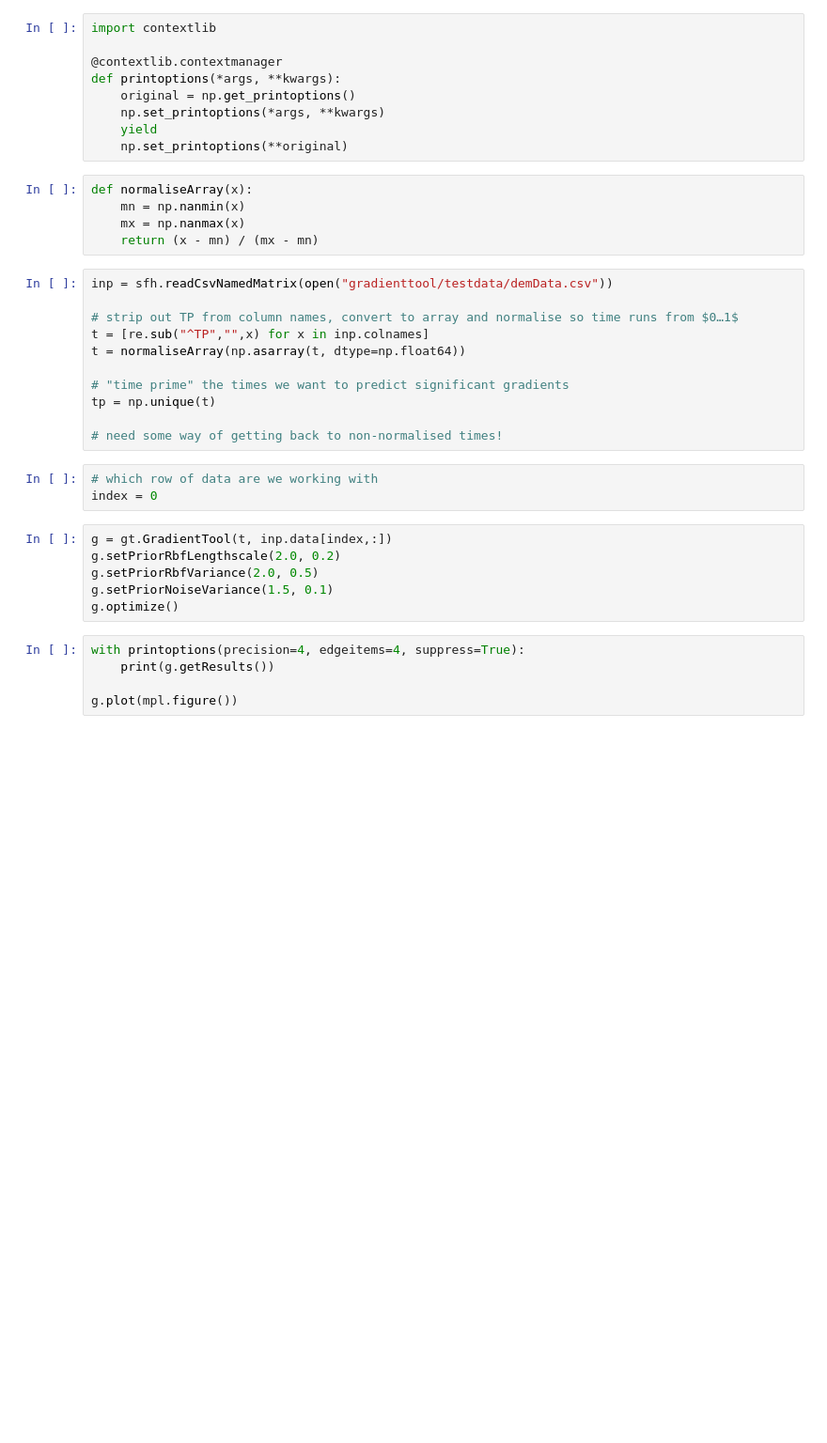
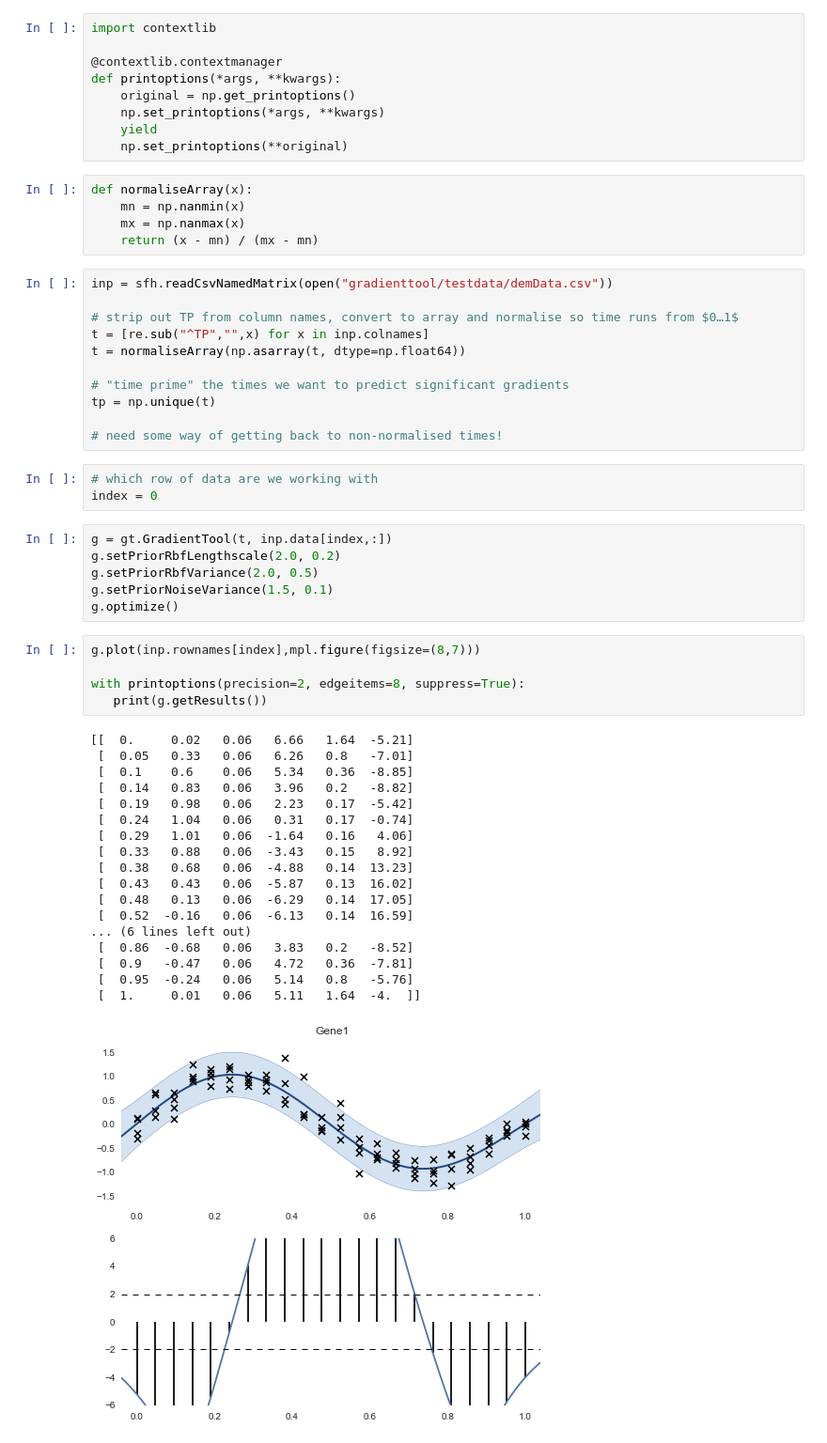
Before and after one commit to smason/ip2, a Jupyter notebook: gradienttool.ipynb, the cells around one changed output. Shown at 94% size. Drawn from its saved outputs; the diff is of its cells as text; blank space fills up the shorter version.

```diff
--- a/gradienttool.ipynb
+++ b/gradienttool.ipynb
@@ -44,8 +43,27 @@ g.setPriorRbfLengthscale(2.0, 0.2)
 g.setPriorRbfVariance(2.0, 0.5)
 g.setPriorNoiseVariance(1.5, 0.1)
 g.optimize()
-# %%
-with printoptions(precision=4, edgeitems=4, suppress=True):
-    print(g.getResults())
-
-g.plot(mpl.figure())
+# %%
+g.plot(inp.rownames[index],mpl.figure(figsize=(8,7)))
+
+with printoptions(precision=2, edgeitems=8, suppress=True):
+   print(g.getResults())
+# %% [output]
+[[  0.     0.02   0.06   6.66   1.64  -5.21]
+ [  0.05   0.33   0.06   6.26   0.8   -7.01]
+ [  0.1    0.6    0.06   5.34   0.36  -8.85]
+ [  0.14   0.83   0.06   3.96   0.2   -8.82]
+ [  0.19   0.98   0.06   2.23   0.17  -5.42]
+ [  0.24   1.04   0.06   0.31   0.17  -0.74]
+ [  0.29   1.01   0.06  -1.64   0.16   4.06]
+ [  0.33   0.88   0.06  -3.43   0.15   8.92]
+ [  0.38   0.68   0.06  -4.88   0.14  13.23]
+ [  0.43   0.43   0.06  -5.87   0.13  16.02]
+ [  0.48   0.13   0.06  -6.29   0.14  17.05]
+ [  0.52  -0.16   0.06  -6.13   0.14  16.59]
+... (6 lines left out)
+ [  0.86  -0.68   0.06   3.83   0.2   -8.52]
+ [  0.9   -0.47   0.06   4.72   0.36  -7.81]
+ [  0.95  -0.24   0.06   5.14   0.8   -5.76]
+ [  1.     0.01   0.06   5.11   1.64  -4.  ]]
+[figure, added]
```
Also changed, not shown: parts of 1 cell of this notebook, 1 other file.
